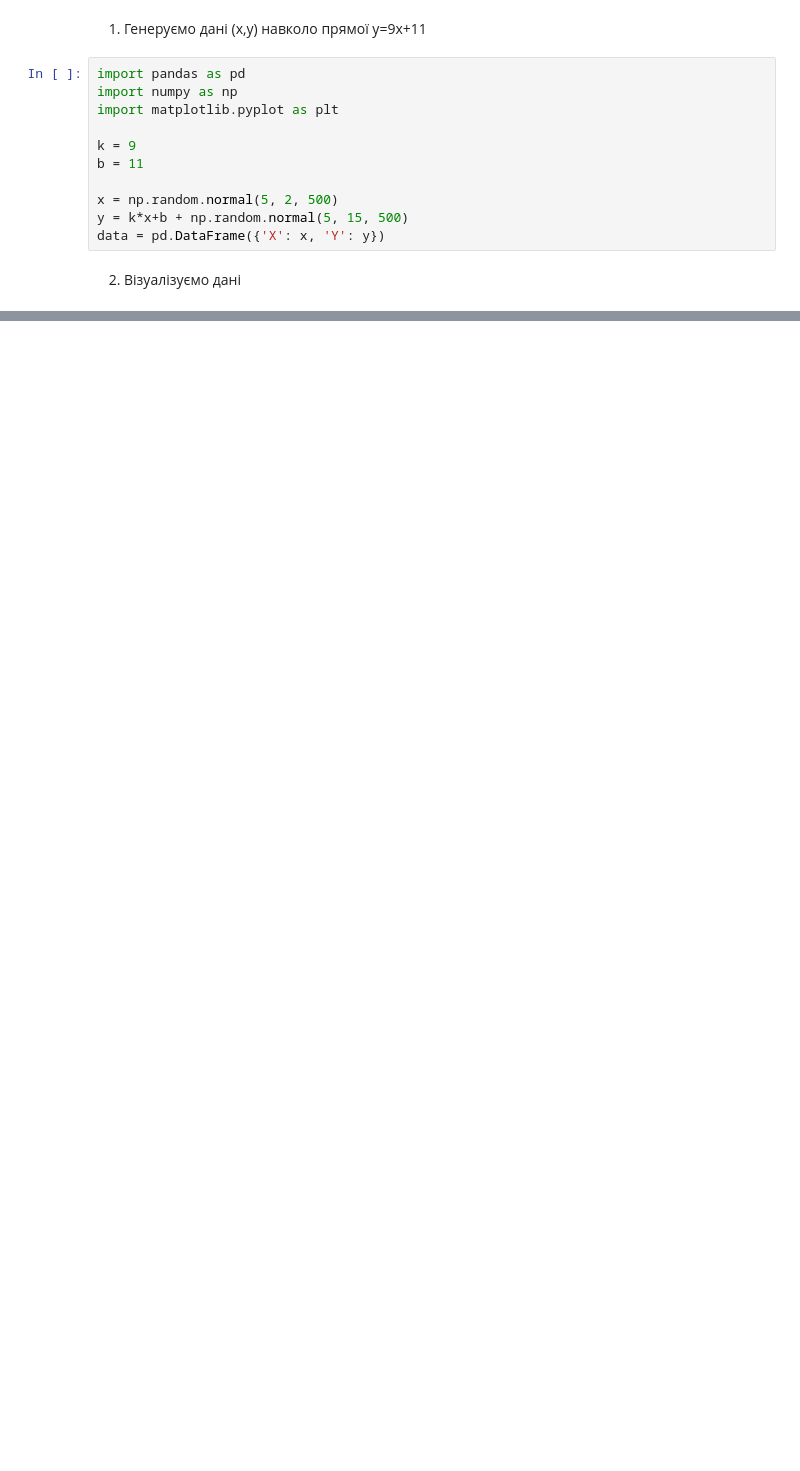
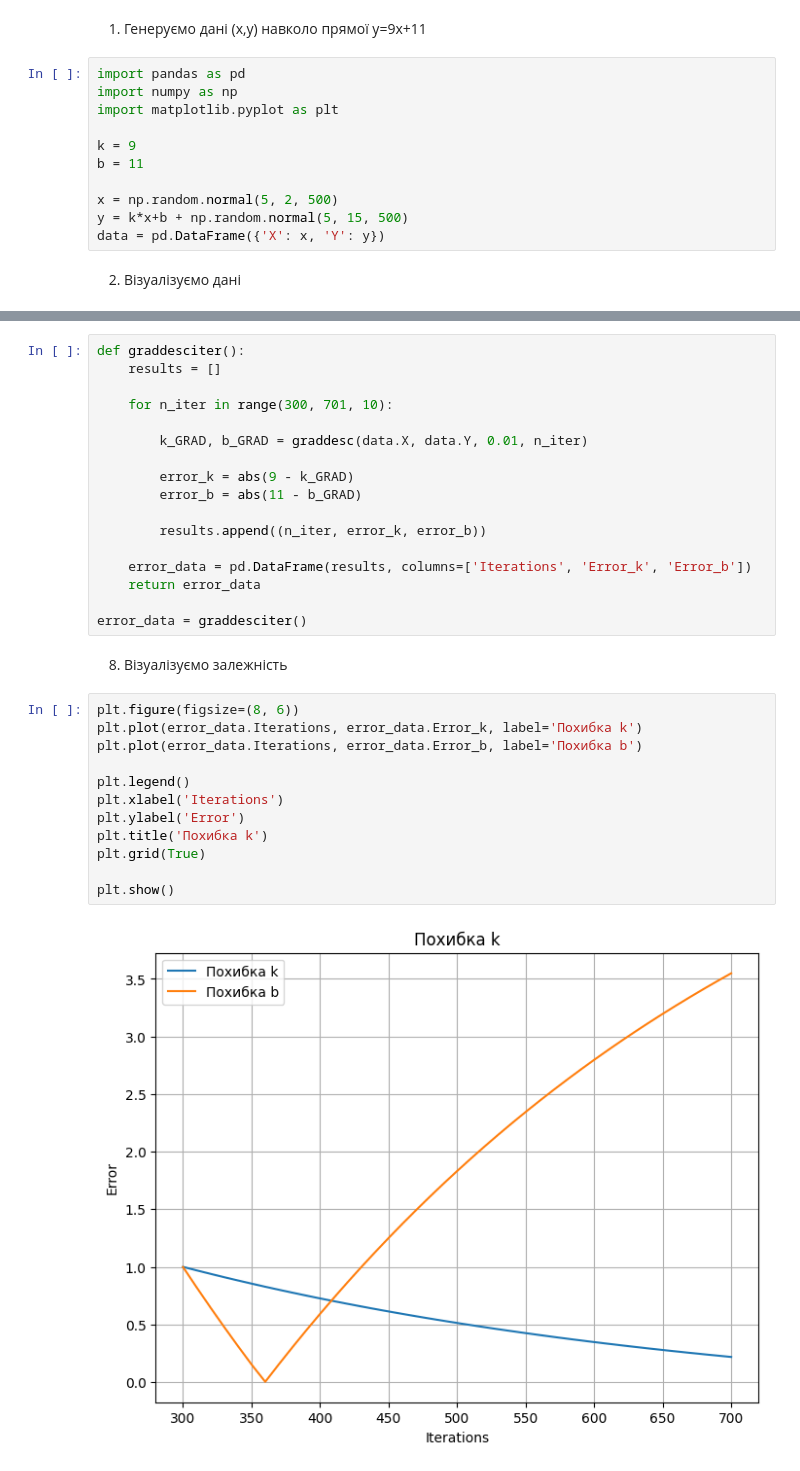
Before and after one commit to RoberOppenheimer/AD_lab2, a Jupyter notebook: Lab6.ipynb, the cells around one changed output, grey strips where cells are left out. Saved outputs shown, nothing was run; the diff lists cells and outputs as text; blank space fills up the shorter version.

```diff
--- a/Lab6.ipynb
+++ b/Lab6.ipynb
@@ -57,0 +128,33 @@ print(f"Оптимальна оцінка b (POLY): {b_POLY}")
+# %%
+def graddesciter():
+    results = []
+
+    for n_iter in range(300, 701, 10):
+
+        k_GRAD, b_GRAD = graddesc(data.X, data.Y, 0.01, n_iter)
+
+        error_k = abs(9 - k_GRAD)
+        error_b = abs(11 - b_GRAD)
+
+        results.append((n_iter, error_k, error_b))
+
+    error_data = pd.DataFrame(results, columns=['Iterations', 'Error_k', 'Error_b'])
+    return error_data
+
+error_data = graddesciter()
+# %% [markdown]
+8. Візуалізуємо залежність
+# %%
+plt.figure(figsize=(8, 6))
+plt.plot(error_data.Iterations, error_data.Error_k, label='Похибка k')
+plt.plot(error_data.Iterations, error_data.Error_b, label='Похибка b')
+
+plt.legend()
+plt.xlabel('Iterations')
+plt.ylabel('Error')
+plt.title('Похибка k')
+plt.grid(True)
+
+plt.show()
+# %% [output]
+[figure, added]
```
Also changed, not shown: parts of 11 cells of this notebook.
